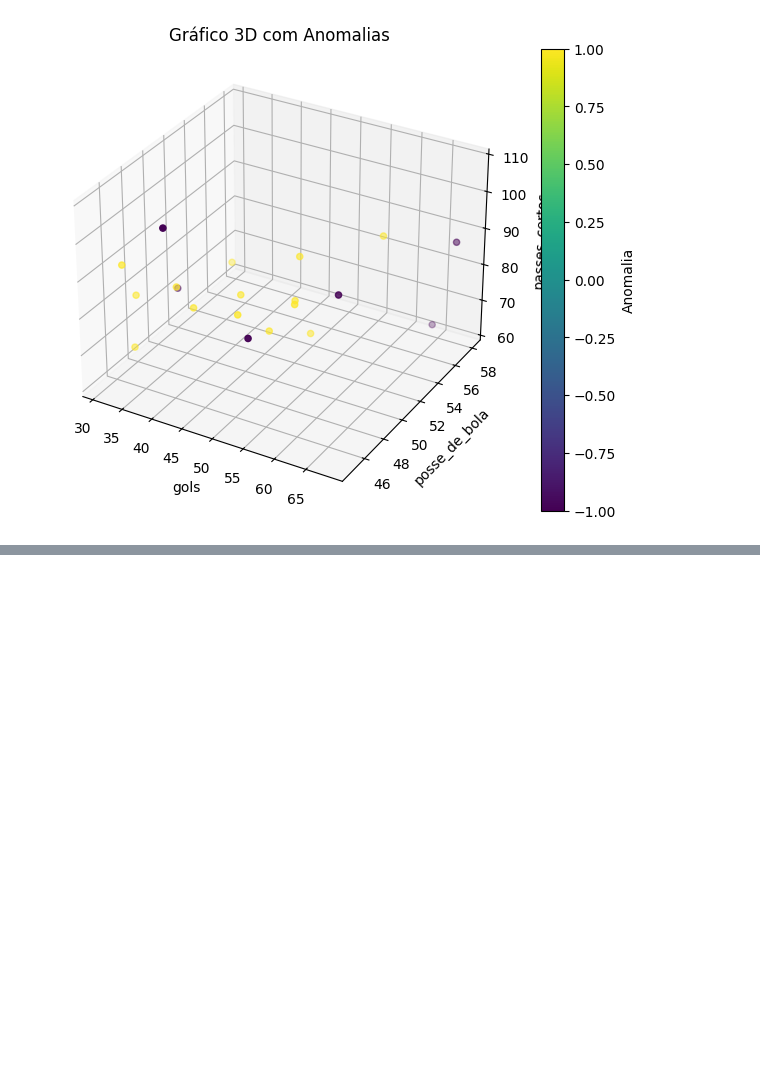
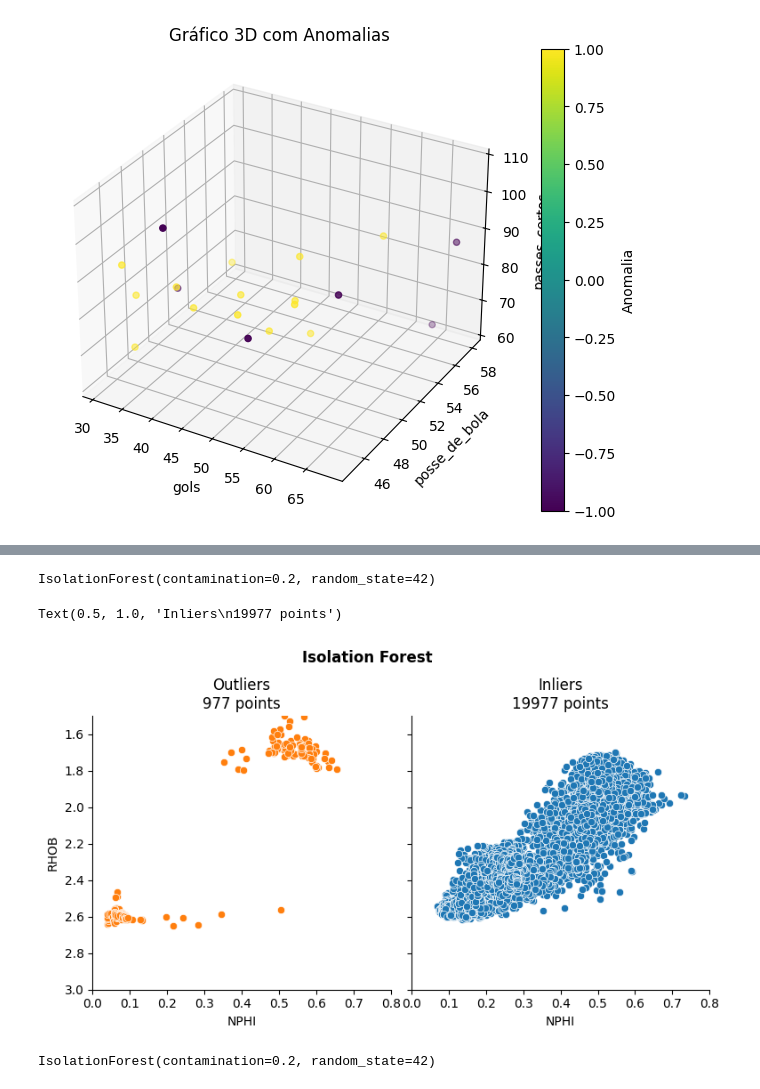
Before and after one commit to Yuri-Campos/IsolationForest, a Jupyter notebook: IsolationForest.ipynb, the cells around one changed output, grey strips where cells are left out. Cells and saved outputs as stored; diff of their text form; code cells hidden in the pictures; blank space fills up the shorter version.

```diff
--- a/IsolationForest.ipynb
+++ b/IsolationForest.ipynb
@@ -374,0 +400,21 @@ fig.colorbar(scatter, label='Anomalia', orientation='vertical')
+# %%
+model_well = IsolationForest(contamination = 0.2, random_state = 42)
+# %%
+model_well.fit(df_well[inputs])
+# %% [output]
+IsolationForest(contamination=0.2, random_state=42)
+# %%
+df_well['anomaly_scores'] = model_well.decision_function(df_well[inputs])
+# %%
+df_well['anomaly'] = model_well.predict(df_well[inputs])
+# %%
+g = sns.FacetGrid(df_well, col='anomaly', height=4, hue='anomaly', hue_order=[1,-1])
+g.map(sns.scatterplot, 'NPHI', 'RHOB')
+g.fig.suptitle('Isolation Forest', y=1.10, fontweight='bold')
+g.set(xlim=[0,0.8], ylim=[3,1.5])
+axes = g.axes.flatten()
+axes[0].set_title(f"Outliers\n{len(df_well[df_well['anomaly'] == -1])} points")
+axes[1].set_title(f"Inliers\n{len(df_well[df_well['anomaly'] == 1])} points")
+# %% [output]
+Text(0.5, 1.0, 'Inliers\n19977 points')
+[figure, added]
@@ -374,0 +425,4 @@ fig.colorbar(scatter, label='Anomalia', orientation='vertical')
+# %%
+model_well_6.fit(df_well[inputs])
+# %% [output]
+IsolationForest(contamination=0.2, random_state=42)
```
Also changed, not shown: parts of 18 cells of this notebook.
